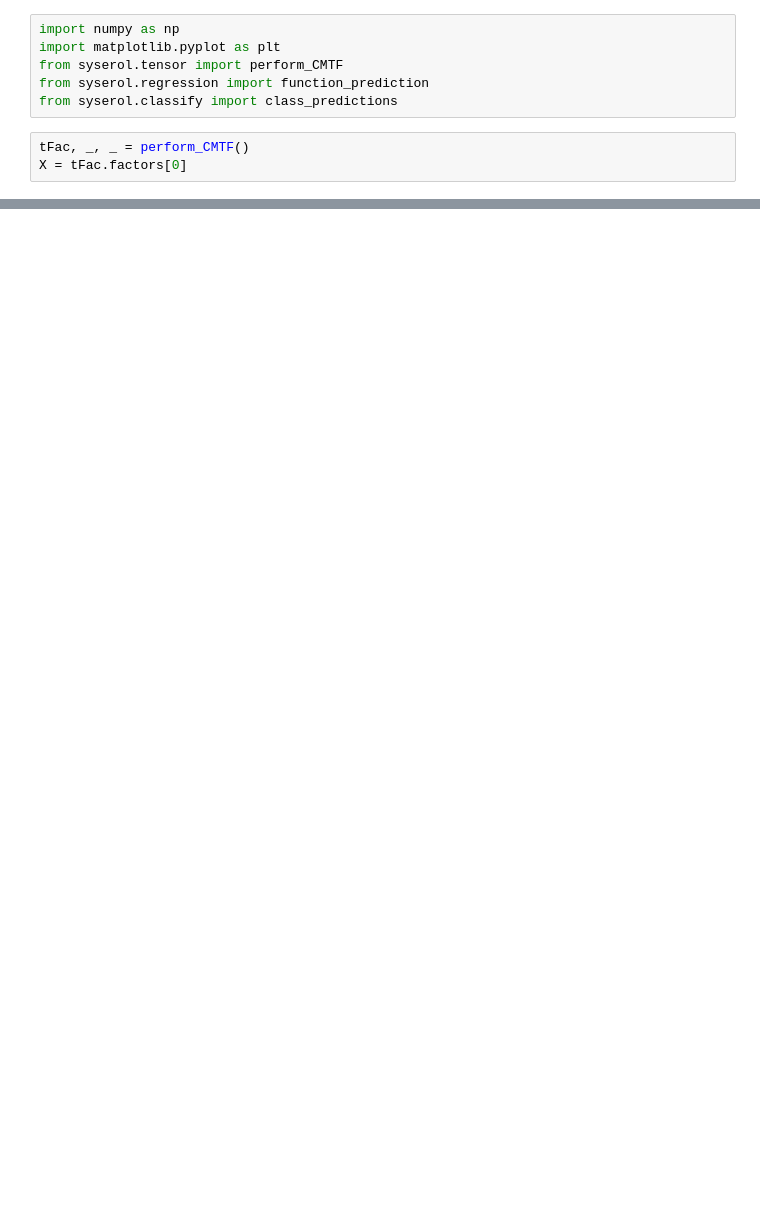
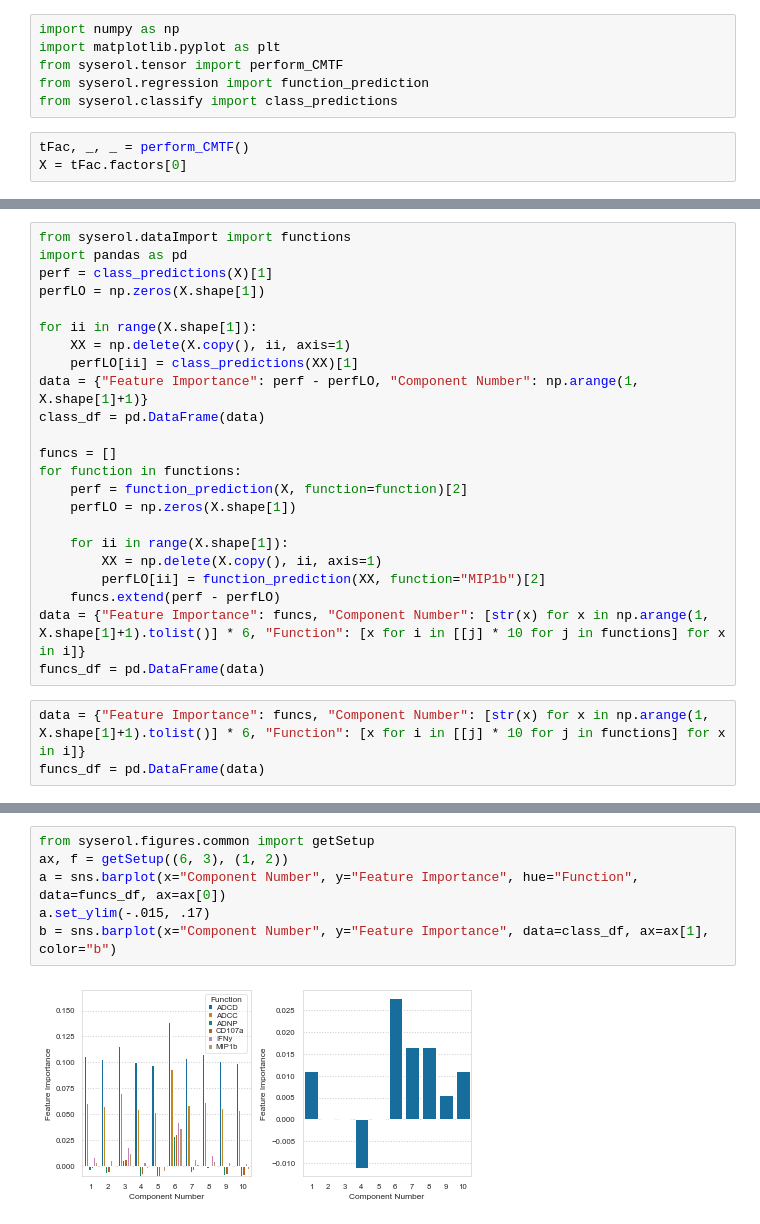
Before and after one commit to meyer-lab/systemsSerology, a Jupyter notebook: modelInterp.ipynb, the cells around one changed output, grey strips where cells are left out. Cells and saved outputs as stored; diff of their text form; blank space fills up the shorter version.

```diff
--- a/modelInterp.ipynb
+++ b/modelInterp.ipynb
@@ -39,0 +40,26 @@ plt.xlabel("Component #");
+# %%
+from syserol.dataImport import functions
+import pandas as pd
+perf = class_predictions(X)[1]
+perfLO = np.zeros(X.shape[1])
+
+for ii in range(X.shape[1]):
+    XX = np.delete(X.copy(), ii, axis=1)
+    perfLO[ii] = class_predictions(XX)[1]
+data = {"Feature Importance": perf - perfLO, "Component Number": np.arange(1, X.shape[1]+1)}
+class_df = pd.DataFrame(data)
+
+funcs = []
+for function in functions:
+    perf = function_prediction(X, function=function)[2]
+    perfLO = np.zeros(X.shape[1])
+
+    for ii in range(X.shape[1]):
+        XX = np.delete(X.copy(), ii, axis=1)
+        perfLO[ii] = function_prediction(XX, function="MIP1b")[2]
+    funcs.extend(perf - perfLO)
+data = {"Feature Importance": funcs, "Component Number": [str(x) for x in np.arange(1, X.shape[1]+1).tolist()] * 6, "Function": [x for i in [[j] * 10 for j in functions] for x in i]}
+funcs_df = pd.DataFrame(data)
+# %%
+data = {"Feature Importance": funcs, "Component Number": [str(x) for x in np.arange(1, X.shape[1]+1).tolist()] * 6, "Function": [x for i in [[j] * 10 for j in functions] for x in i]}
+funcs_df = pd.DataFrame(data)
@@ -39,0 +80,8 @@ plt.xlabel("Component #");
+# %%
+from syserol.figures.common import getSetup
+ax, f = getSetup((6, 3), (1, 2))
+a = sns.barplot(x="Component Number", y="Feature Importance", hue="Function", data=funcs_df, ax=ax[0])
+a.set_ylim(-.015, .17)
+b = sns.barplot(x="Component Number", y="Feature Importance", data=class_df, ax=ax[1], color="b")
+# %% [output]
+[figure, added]
```
Also changed, not shown: parts of 4 cells of this notebook, 1 other file.
